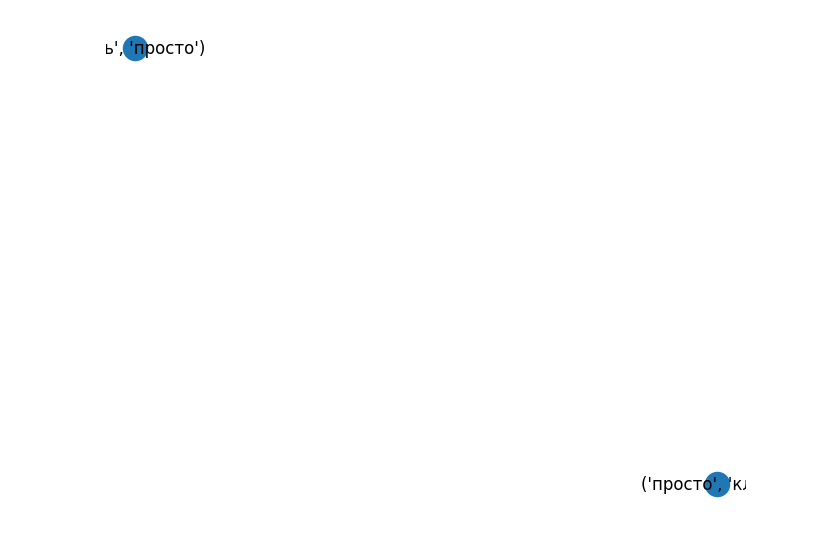
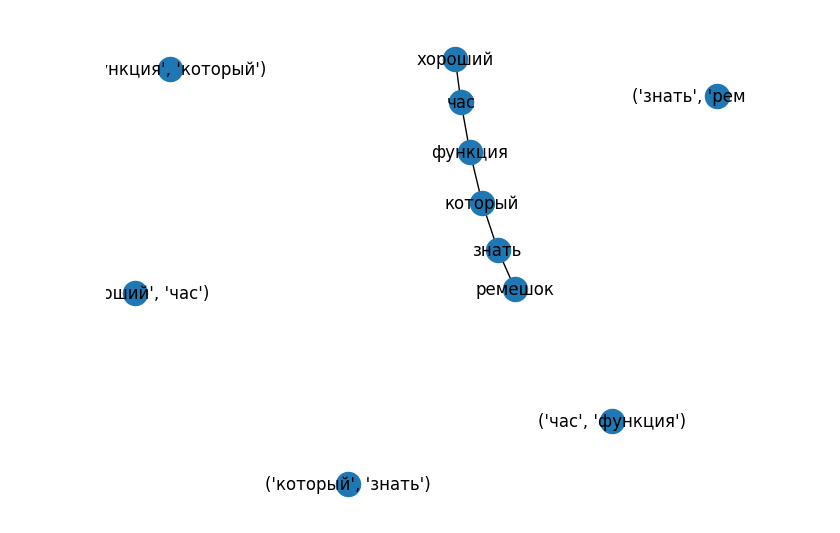
Before and after one commit to ilyx666/REVIEW, a Jupyter notebook: какэтоработает.ipynb, the cells around one changed output. Cells and saved outputs as stored; diff of their text form; code cells hidden in the pictures.

```diff
--- a/какэтоработает.ipynb
+++ b/какэтоработает.ipynb
@@ -7,6 +7,6 @@ from nltk.tokenize import word_tokenize
 from collections import Counter
 import numpy as np
 # %%
-df = pd.read_excel("/content/review_preprocessing_withLenRev.xlsx")
+df = pd.read_excel("/content/review_preprocessing (1).xlsx")
 df
 # %% [output]
@@ -41,0 +42,7 @@ print(most_common_words)
+# %%
+import nltk
+nltk.download('punkt')
+
+wrdss = list(nltk.bigrams(word_count))
+
+print(wrdss)
@@ -42,10 +53,11 @@ print(most_common_words)
 # %%
-
+import nltk
+nltk.download('punkt')
 from nltk import bigrams
 
 # Сбор биграмм для наиболее часто встречаемых слов
 word_bigrams = []
-for word in most_common_words:
+for word in wrdss:
     word_tokens = [token for token in word_tokenize(review.lower()) if token.isalpha()]
     word_bigrams.extend(list(bigrams(word_tokens)))
 
@@ -62,7 +74,7 @@ G.add_nodes_from(most_common_bigrams)
 # Добавление ребер между биграммами и соответствующими им словами
 for bigram in most_common_bigrams:
     first_word, second_word = bigram
-    if first_word in most_common_words and second_word in most_common_words:
+    if first_word in word_count and second_word in word_count:
         G.add_edge(first_word, second_word)
 
 # Визуализация графа
@@ -72,4 +86,4 @@ plt.show()
-[figure, old version]
+[figure, new version]
 # %%
 import nltk
 nltk.download('punkt')
```
Also changed, not shown: parts of 5 cells of this notebook.
